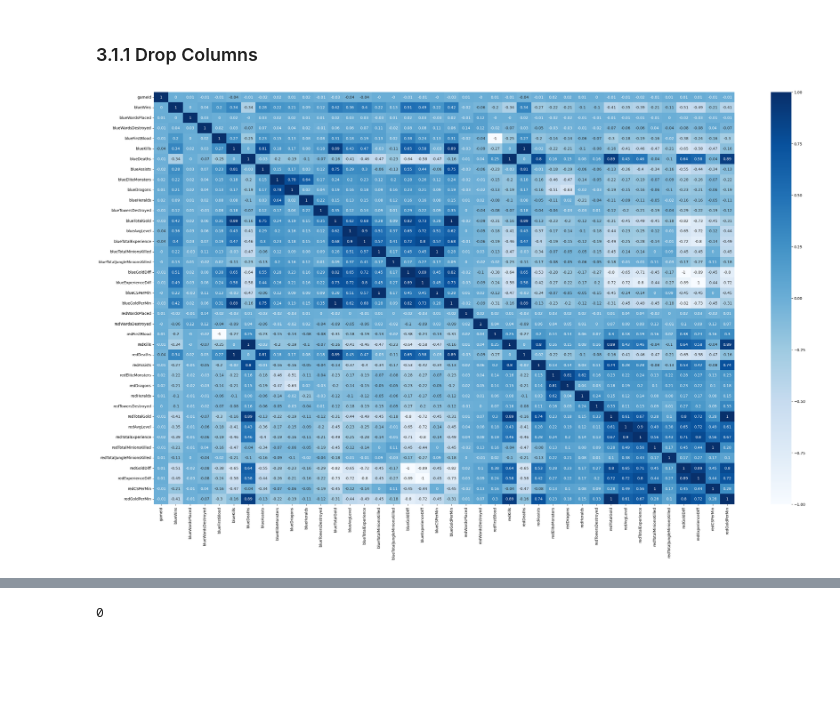
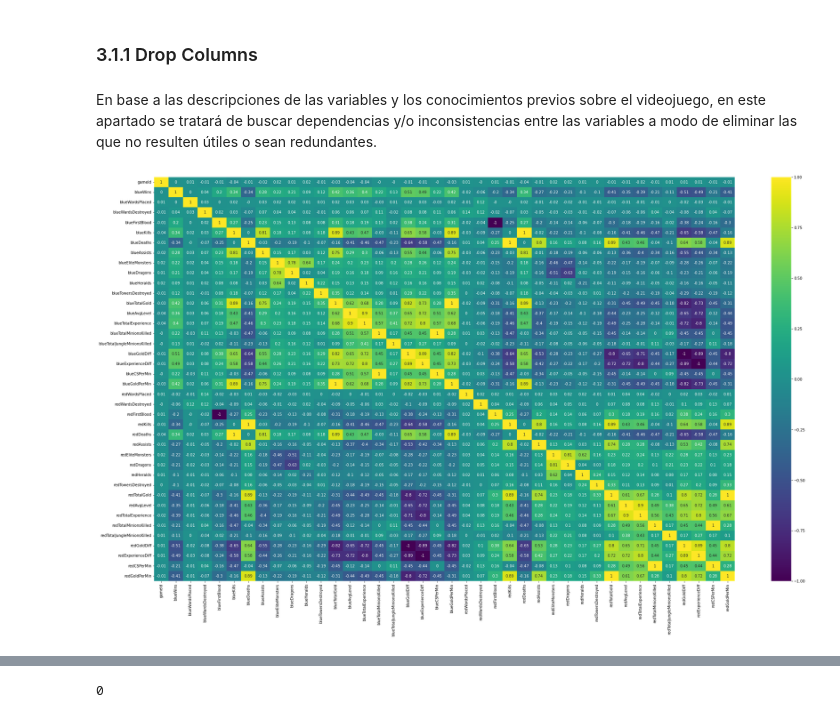
Before and after one commit to 0J0P0/Machine-Learning-Project, a Jupyter notebook: project.ipynb, the cells around one changed output, grey strips where cells are left out. Cells and saved outputs as stored; diff of their text form; code cells hidden in the pictures; blank space fills up the shorter version.

```diff
--- a/project.ipynb
+++ b/project.ipynb
@@ -92,13 +96,3 @@ dataset.shape
 Tras la lectura de los datos observamos que tenemos 9879 partidas, cada una de ellas con 40 columnas, las cuales representan las características de cada partida. La columna **blueWins** es la que nos indica si el equipo azul ha ganado la partida o no, por lo tanto será nuestra variable objetivo.
 
 La variable objetivo es una variable binaria, por lo que podemos calcular la proporción de partidas ganadas por el equipo azul y el equipo rojo para comprobar que nuestro dataset está equilibrado, es decir, que el porcentaje de victorias azules debería ser aproximadamente del 50%.
-# %%
-# W is the number of blue wins, L is the number of red wins
-W, L = dataset['blueWins'].value_counts()
-
-plt.title('Balance between the two classes', fontsize=15)
-sns.countplot(x='blueWins', data=dataset)
-plt.xlabel('Wins', fontsize=15)
-plt.ylabel('Count', fontsize=15)
-sns.set_palette("viridis")
-print('Blue Wins: {} ({}%), Red Wins: {} ({}%)'.format(W,round(100*W/(W+L),2),L,round(100*L/(W+L),2)))
@@ -202,9 +218,11 @@ Existen las variables que relacionan algunas de las ya explicadas (como, por eje
 ## 3.1 Data Cleaning
 # %% [markdown]
 ### 3.1.1 Drop Columns
+# %% [markdown]
+En base a las descripciones de las variables y los conocimientos previos sobre el videojuego, en este apartado se tratará de buscar dependencias y/o inconsistencias entre las variables a modo de eliminar las que no resulten útiles o sean redundantes.
 # %%
 plt.figure(figsize=(35,20))
-sns.heatmap(round(dataset.corr(),2), cmap='Blues', annot=True)
+sns.heatmap(round(dataset.corr(),2), cmap='viridis', annot=True)
 plt.show()
 # %% [output]
-[figure, old version]
+[figure, new version]
```
Also changed, not shown: parts of 16 cells of this notebook.
